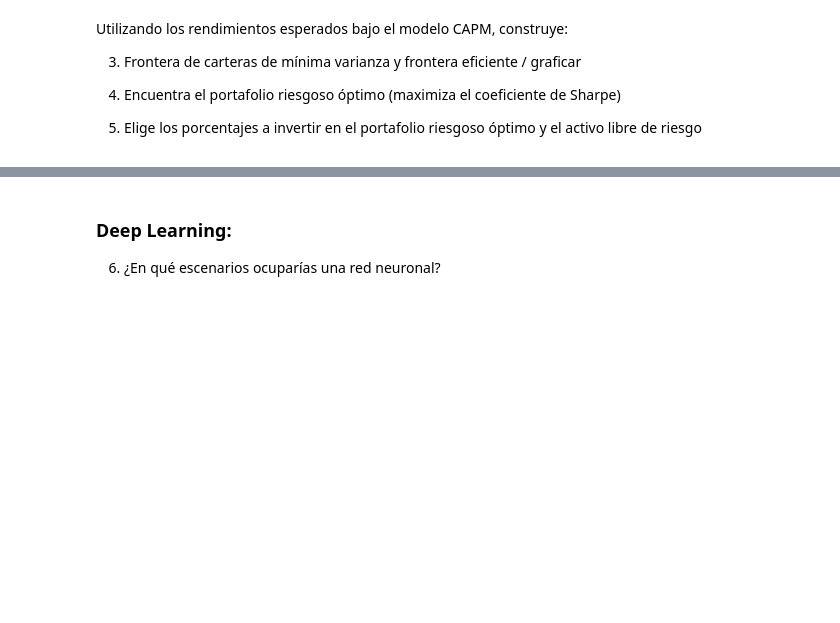
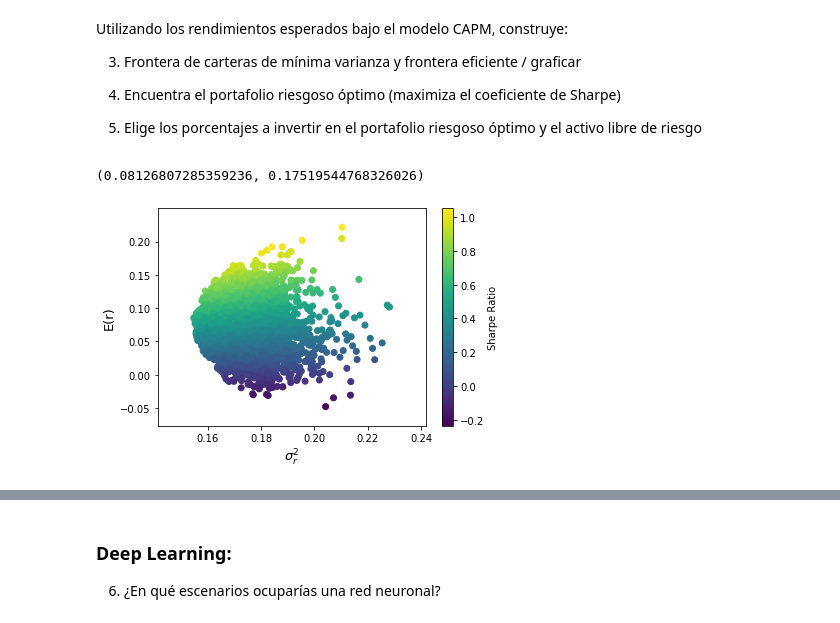
Before and after one commit to Fegrodz/Finanzas, a Jupyter notebook: Exa_final.ipynb, the cells around one changed output, grey strips where cells are left out. Saved outputs shown, nothing was run; the diff lists cells and outputs as text; code cells hidden in the pictures; blank space fills up the shorter version.

```diff
--- a/Exa_final.ipynb
+++ b/Exa_final.ipynb
@@ -114,0 +40,18 @@ E_r
+# %%
+# Para el modelo de rendimiento promedio constante
+# Hacemos el cambio a terminos porcentuales
+rend = porfolio.pct_change().dropna()
+r_diario = rend.mean()
+print("Rendimiento medio esperado diario para cada activo: \n", r_diario)
+r_s = rend.mean()*252
+print("\n Rendimiento medio esperado anual para cada activo (considerando los 252 días hábiles del año): \n ",  r_s)
+# Generación de ponderadores aleatorios
+#seed(314)
+w = random(size=7)
+w = w / w.sum()
+print(" \n los poderadores constantes son: ", w)
+E_r = np.dot(w, r_diario)
+print("El rendimiento esperado de un portafolio es un promedio ponderado \
+de los rendimientos en cada uno de sus acciones. \n  CASO DIARIO, E_r :", E_r)
+E_r = np.dot(w, r_s)
+print("CASO ANUALIZADO, E_r :", E_r)
@@ -128,3 +131,29 @@ Utilizando los rendimientos esperados bajo el modelo CAPM, construye:
 4. Encuentra el portafolio riesgoso óptimo (maximiza el coeficiente de Sharpe)
 
 5. Elige los porcentajes a invertir en el portafolio riesgoso óptimo y el activo libre de riesgo
+# %%
+def port_rend(weights, r):
+    E_p = (r.mean() @ weights) * 252
+    return E_p
+
+def port_vol(weights, r):
+    S_p = np.sqrt(weights.T @ (r.cov() * 252) @ weights)
+    return S_p
+# %%
+port_rend(w, rend), port_vol(w, rend)
+# %% [output]
+(0.08126807285359236, 0.17519544768326026)
+# %%
+weights_sim = np.random.random((5000, 7))
+weights_sim = weights_sim / weights_sim.sum(axis=1, keepdims=True)
+
+rend_sim = np.apply_along_axis(port_rend, 1, weights_sim, r=rend)
+vol_sim = np.apply_along_axis(port_vol, 1, weights_sim, r=rend)
+# %%
+sharpe_ratio = rend_sim / vol_sim
+plt.scatter(vol_sim, rend_sim, c=sharpe_ratio)
+plt.colorbar(label="Sharpe Ratio")
+plt.xlabel(r"$\sigma^2_r$", fontsize=13)
+plt.ylabel("E(r)", fontsize=13);
+# %% [output]
+[figure, added]
```
Also changed, not shown: parts of 34 cells of this notebook.
